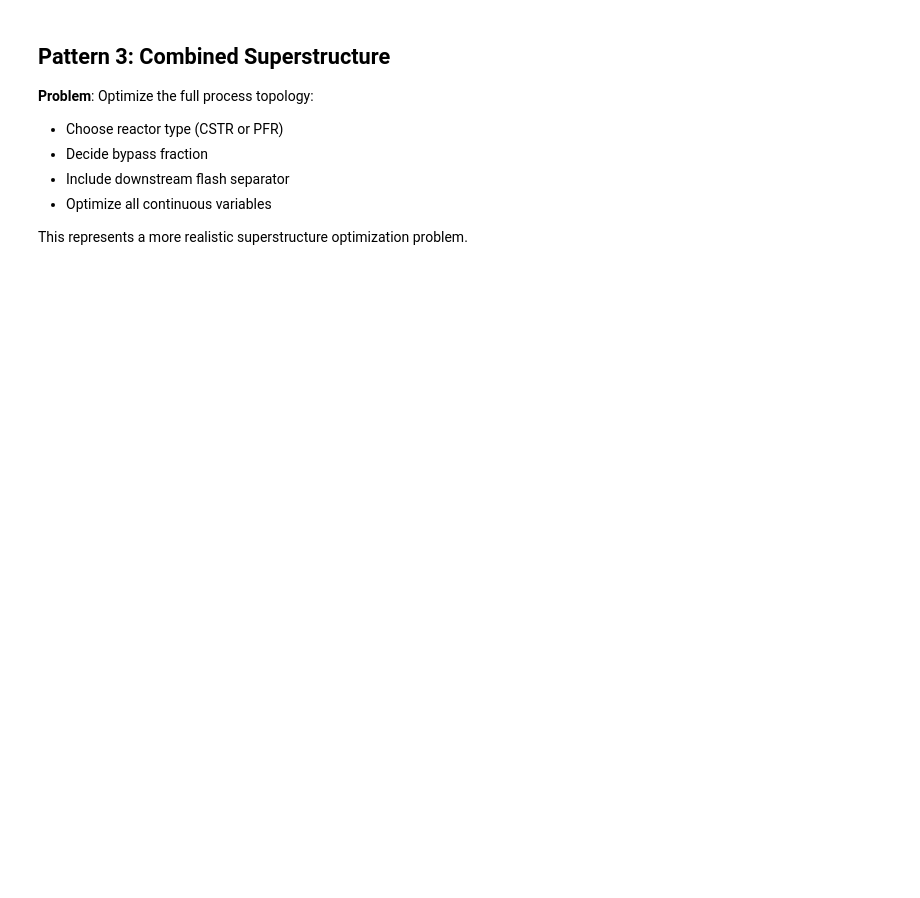
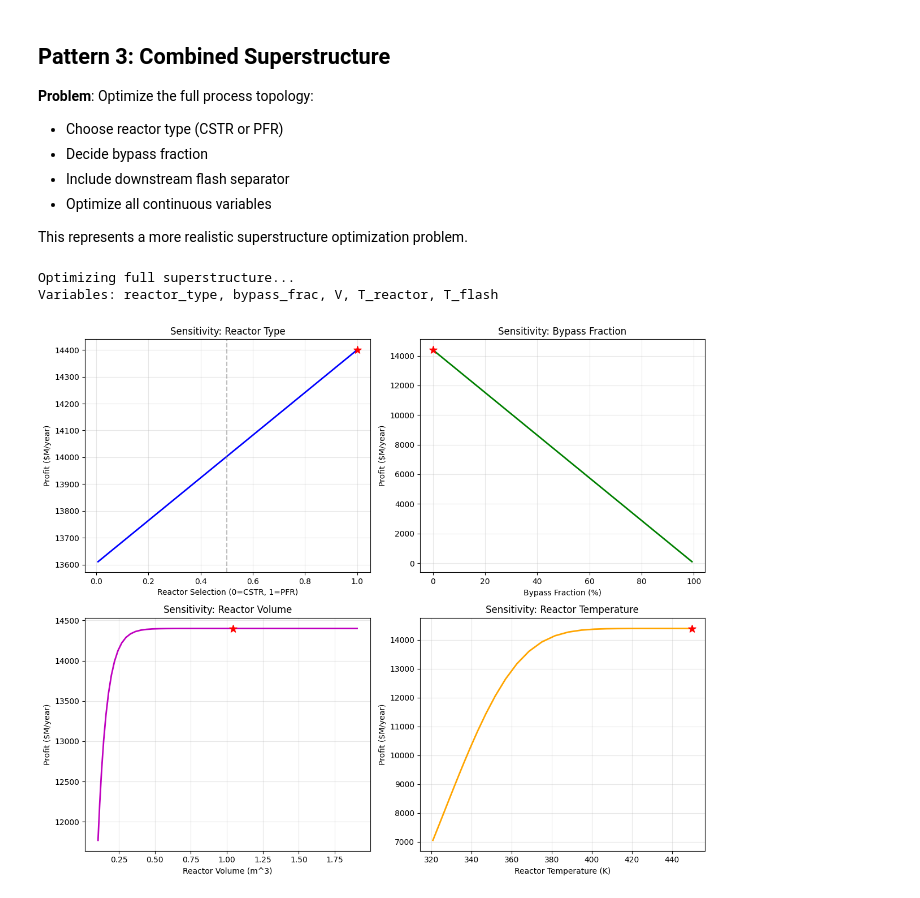
Before and after one commit to jkitchin/differentiable-flowsheets, a Jupyter notebook: examples/17_superstructure_optimization.ipynb, the cells around one changed output. Drawn from its saved outputs; the diff is of its cells as text; code cells hidden in the pictures; blank space fills up the shorter version.

```diff
--- a/examples/17_superstructure_optimization.ipynb
+++ b/examples/17_superstructure_optimization.ipynb
@@ -403,24 +485,23 @@ plt.show()
 
 This represents a more realistic superstructure optimization problem.
 # %%
-@jax.jit
 def full_superstructure_objective(params: Array) -> Array:
     """
-    Full superstructure: Feed → [Bypass?] → [CSTR or PFR] → Flash → Products
+    Full superstructure: Feed -> [Bypass?] -> [CSTR or PFR] -> Flash -> Products
 
     Decision variables:
     - params[0]: reactor_selection (0=CSTR, 1=PFR)
     - params[1]: bypass_frac
-    - params[2]: log(V_reactor)
-    - params[3]: T_reactor
-    - params[4]: T_flash
+    - params[2]: V_reactor (sigmoid -> [0.01, 2.0] m^3)
+    - params[3]: T_reactor (sigmoid -> [320, 450] K)
+    - params[4]: T_flash (sigmoid -> [300, 400] K)
     """
-    # Decode parameters
+    # Decode parameters with bounded transformations
     reactor_sel = jax.nn.sigmoid(params[0])
     bypass_frac = jax.nn.sigmoid(params[1])
-    V = jnp.exp(params[2])
-    T_reactor = 300.0 + 200.0 * jax.nn.sigmoid(params[3])
-    T_flash = 300.0 + 150.0 * jax.nn.sigmoid(params[4])  # 300-450 K
+    V = 0.01 + 1.99 * jax.nn.sigmoid(params[2])
+    T_reactor = 320.0 + 130.0 * jax.nn.sigmoid(params[3])
+    T_flash = 300.0 + 100.0 * jax.nn.sigmoid(params[4])  # 300-400 K
 
     inlet = make_feed()
     Q_v = 10.0 / 50.0  # Volumetric flow for PFR
@@ -434,7 +515,7 @@ def full_superstructure_objective(params: Array) -> Array:
     pfr = create_pfr(V)
 
     out_cstr, _ = cstr(to_reactor, T_spec=T_reactor)
-    out_pfr, _ = pfr(to_reactor, volumetric_flow=Q_v * (1.0 - bypass_frac), T_spec=T_reactor)
+    out_pfr, _ = pfr(to_reactor, volumetric_flow=Q_v * (1.0 - bypass_frac + 0.01), T_spec=T_reactor)
 
     # Blend based on selection
     reactor_out = blend_streams(out_pfr, out_cstr, reactor_sel)
@@ -475,16 +556,26 @@ def full_superstructure_objective(params: Array) -> Array:
 print("Optimizing full superstructure...")
 print("Variables: reactor_type, bypass_frac, V, T_reactor, T_flash\n")
 
-solver = jaxopt.LBFGS(fun=full_superstructure_objective, maxiter=500)
-x0 = jnp.array([0.0, -2.0, 0.0, 0.0, 0.0])  # Start with low bypass
-result_full = solver.run(x0)
+# Use scipy optimizer for robustness
+def scipy_full_objective(x):
+    return float(full_superstructure_objective(jnp.array(x)))
+
+def scipy_full_gradient(x):
+    return jnp.array(jax.grad(full_superstructure_objective)(jnp.array(x)))
+
+x0_full = [0.0, -2.0, 0.0, 0.0, 0.0]  # Low bypass, moderate V and T
+
+result_full = minimize(
+    scipy_full_objective, x0_full, method='L-BFGS-B',
+    jac=scipy_full_gradient, options={'maxiter': 500, 'disp': False}
+)
 
 # Decode solution
-reactor_sel_opt = float(jax.nn.sigmoid(result_full.params[0]))
-bypass_opt_full = float(jax.nn.sigmoid(result_full.params[1]))
-V_opt_full = float(jnp.exp(result_full.params[2]))
-T_reactor_opt = 300.0 + 200.0 * float(jax.nn.sigmoid(result_full.params[3]))
-T_flash_opt = 300.0 + 150.0 * float(jax.nn.sigmoid(result_full.params[4]))
+reactor_sel_opt = float(jax.nn.sigmoid(result_full.x[0]))
+bypass_opt_full = float(jax.nn.sigmoid(result_full.x[1]))
+V_opt_full = 0.01 + 1.99 * float(jax.nn.sigmoid(result_full.x[2]))
+T_reactor_opt = 320.0 + 130.0 * float(jax.nn.sigmoid(result_full.x[3]))
+T_flash_opt = 300.0 + 100.0 * float(jax.nn.sigmoid(result_full.x[4]))
 
 reactor_type_opt = "PFR" if reactor_sel_opt > 0.5 else "CSTR"
 
@@ -495,11 +586,14 @@ print(f"\nTopology decisions:")
 print(f"  Reactor type: {reactor_type_opt} (selection = {reactor_sel_opt:.3f})")
 print(f"  Bypass: {bypass_opt_full*100:.1f}%")
 print(f"\nDesign variables:")
-print(f"  Reactor volume: {V_opt_full:.3f} m³")
+print(f"  Reactor volume: {V_opt_full:.3f} m^3")
 print(f"  Reactor temperature: {T_reactor_opt:.1f} K")
 print(f"  Flash temperature: {T_flash_opt:.1f} K")
 print(f"\nEconomics:")
-print(f"  Profit: ${-float(full_superstructure_objective(result_full.params)):.3f}M/year")
+print(f"  Profit: ${-float(full_superstructure_objective(jnp.array(result_full.x))):.3f}M/year")
+# %% [output]
+Optimizing full superstructure...
+Variables: reactor_type, bypass_frac, V, T_reactor, T_flash
 # %%
 # Sensitivity analysis: How does profit change with each decision?
 fig, axes = plt.subplots(2, 2, figsize=(12, 10))
@@ -509,12 +603,12 @@ ax1 = axes[0, 0]
 sel_range = jnp.linspace(-5, 5, 50)
 profit_vs_sel = jax.vmap(
     lambda s: -full_superstructure_objective(
-        result_full.params.at[0].set(s)
+        jnp.array(result_full.x).at[0].set(s)
     )
 )(sel_range)
 ax1.plot(jax.nn.sigmoid(sel_range), profit_vs_sel, 'b-', lw=2)
 ax1.axvline(0.5, color='gray', ls='--', alpha=0.5)
-ax1.scatter([reactor_sel_opt], [-float(full_superstructure_objective(result_full.params))],
+ax1.scatter([reactor_sel_opt], [-float(full_superstructure_objective(jnp.array(result_full.x)))],
             c='red', s=100, marker='*', zorder=10)
 ax1.set_xlabel('Reactor Selection (0=CSTR, 1=PFR)')
 ax1.set_ylabel('Profit ($M/year)')
@@ -526,51 +620,55 @@ ax2 = axes[0, 1]
 bypass_range = jnp.linspace(-5, 5, 50)
 profit_vs_bypass = jax.vmap(
     lambda b: -full_superstructure_objective(
-        result_full.params.at[1].set(b)
+        jnp.array(result_full.x).at[1].set(b)
     )
 )(bypass_range)
 ax2.plot(jax.nn.sigmoid(bypass_range) * 100, profit_vs_bypass, 'g-', lw=2)
-ax2.scatter([bypass_opt_full * 100], [-float(full_superstructure_objective(result_full.params))],
+ax2.scatter([bypass_opt_full * 100], [-float(full_superstructure_objective(jnp.array(result_full.x)))],
             c='red', s=100, marker='*', zorder=10)
 ax2.set_xlabel('Bypass Fraction (%)')
 ax2.set_ylabel('Profit ($M/year)')
 ax2.set_title('Sensitivity: Bypass Fraction')
 ax2.grid(True, alpha=0.3)
 
 # 3. Volume sensitivity
 ax3 = axes[1, 0]
-V_range = jnp.linspace(-2, 3, 50)
+V_range = jnp.linspace(-3, 3, 50)
 profit_vs_V = jax.vmap(
     lambda v: -full_superstructure_objective(
-        result_full.params.at[2].set(v)
+        jnp.array(result_full.x).at[2].set(v)
     )
 )(V_range)
-ax3.plot(jnp.exp(V_range), profit_vs_V, 'm-', lw=2)
-ax3.scatter([V_opt_full], [-float(full_superstructure_objective(result_full.params))],
+V_actual = 0.01 + 1.99 * jax.nn.sigmoid(V_range)
+ax3.plot(V_actual, profit_vs_V, 'm-', lw=2)
+ax3.scatter([V_opt_full], [-float(full_superstructure_objective(jnp.array(result_full.x)))],
             c='red', s=100, marker='*', zorder=10)
-ax3.set_xlabel('Reactor Volume (m³)')
+ax3.set_xlabel('Reactor Volume (m^3)')
 ax3.set_ylabel('Profit ($M/year)')
 ax3.set_title('Sensitivity: Reactor Volume')
 ax3.grid(True, alpha=0.3)
 
 # 4. Temperature sensitivity
 ax4 = axes[1, 1]
 T_range = jnp.linspace(-5, 5, 50)
 profit_vs_T = jax.vmap(
     lambda t: -full_superstructure_objective(
-        result_full.params.at[3].set(t)
+        jnp.array(result_full.x).at[3].set(t)
     )
 )(T_range)
-ax4.plot(300 + 200 * jax.nn.sigmoid(T_range), profit_vs_T, 'orange', lw=2)
-ax4.scatter([T_reactor_opt], [-float(full_superstructure_objective(result_full.params))],
+T_actual = 320 + 130 * jax.nn.sigmoid(T_range)
+ax4.plot(T_actual, profit_vs_T, 'orange', lw=2)
+ax4.scatter([T_reactor_opt], [-float(full_superstructure_objective(jnp.array(result_full.x)))],
             c='red', s=100, marker='*', zorder=10)
 ax4.set_xlabel('Reactor Temperature (K)')
 ax4.set_ylabel('Profit ($M/year)')
 ax4.set_title('Sensitivity: Reactor Temperature')
 ax4.grid(True, alpha=0.3)
 
 plt.tight_layout()
 plt.show()
+# %% [output]
+[figure, added]
 # %%
 # Final visualization: Optimal flowsheet diagram
 fig, ax = plt.subplots(figsize=(14, 6))
```
Also changed, not shown: parts of 9 cells of this notebook.
